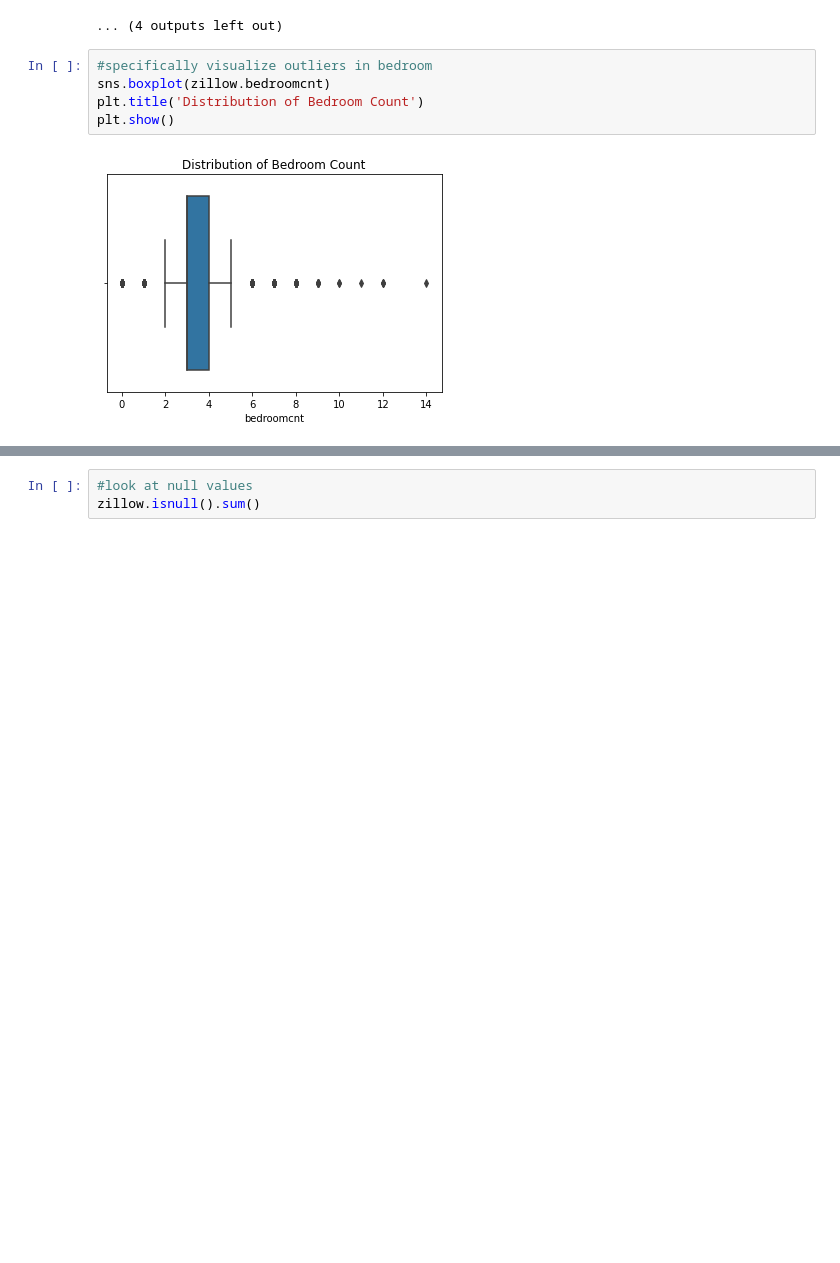
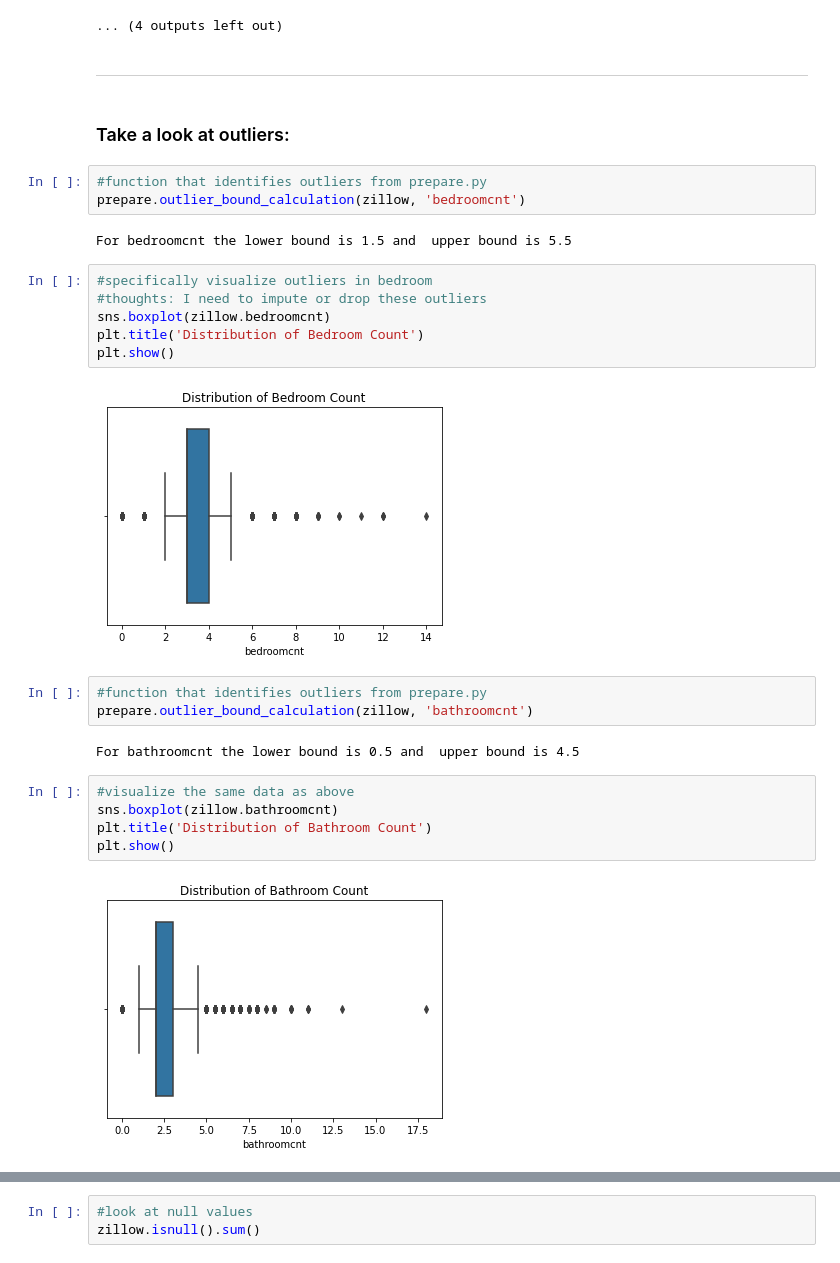
Before and after one commit to natasharivers/Zillow_Clustering_Project, a Jupyter notebook: Notebook.ipynb, the cells around one changed output, grey strips where cells are left out. Saved outputs shown, nothing was run; the diff lists cells and outputs as text; blank space fills up the shorter version.

```diff
--- a/Notebook.ipynb
+++ b/Notebook.ipynb
@@ -136,10 +146,32 @@ for col in zillow.columns:
 [figure]
 [figure]
 ... (4 outputs left out)
+# %% [markdown]
+______________
+# %% [markdown]
+### Take a look at outliers:
+# %%
+#function that identifies outliers from prepare.py
+prepare.outlier_bound_calculation(zillow, 'bedroomcnt')
+# %% [output]
+For bedroomcnt the lower bound is 1.5 and  upper bound is 5.5
 # %%
 #specifically visualize outliers in bedroom
+#thoughts: I need to impute or drop these outliers
 sns.boxplot(zillow.bedroomcnt)
 plt.title('Distribution of Bedroom Count')
 plt.show()
 # %% [output]
 [figure]
+# %%
+#function that identifies outliers from prepare.py
+prepare.outlier_bound_calculation(zillow, 'bathroomcnt')
+# %% [output]
+For bathroomcnt the lower bound is 0.5 and  upper bound is 4.5
+# %%
+#visualize the same data as above
+sns.boxplot(zillow.bathroomcnt)
+plt.title('Distribution of Bathroom Count')
+plt.show()
+# %% [output]
+[figure, added]
```
Also changed, not shown: parts of 22 cells of this notebook.
